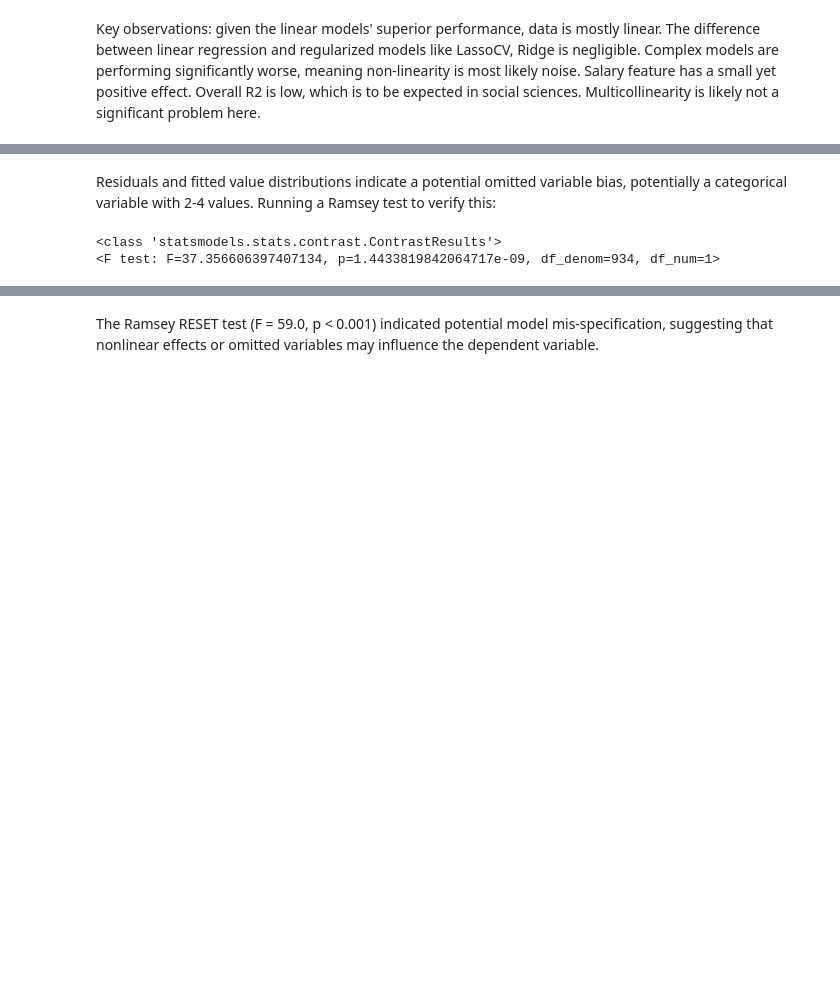
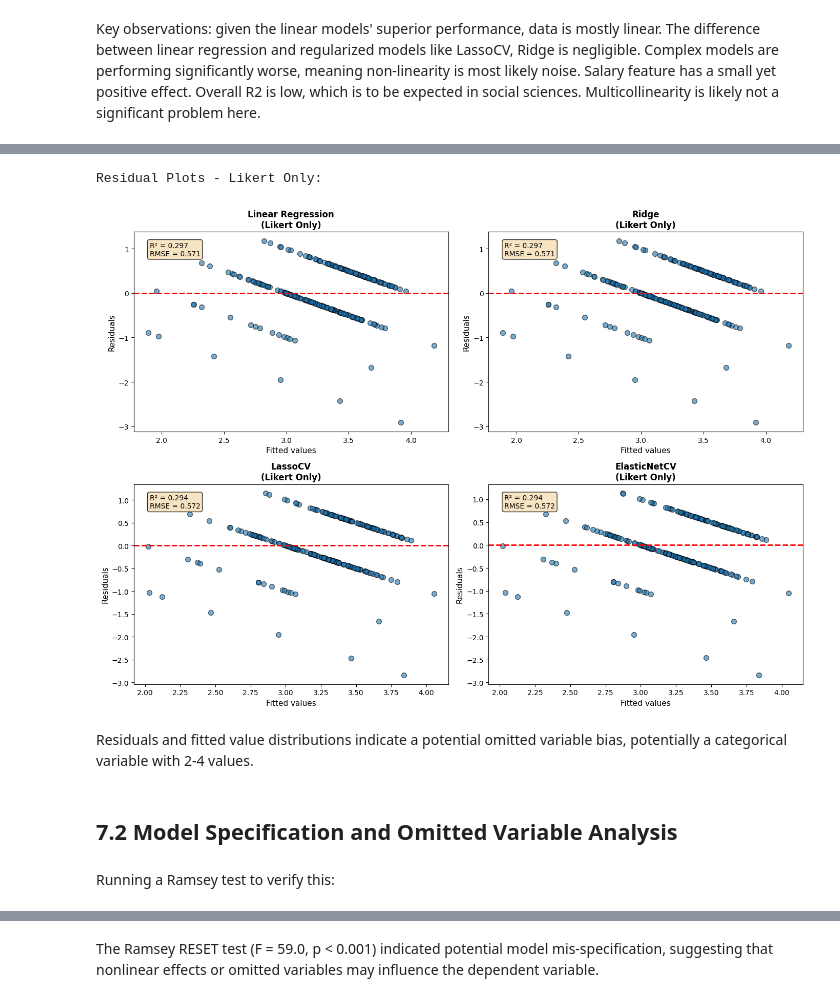
Before and after one commit to MermonGData/job-satisfaction-analysis, a Jupyter notebook: notebooks/03_modelling.ipynb, the cells around one changed output, grey strips where cells are left out. Drawn from its saved outputs; the diff is of its cells as text; code cells hidden in the pictures; blank space fills up the shorter version.

```diff
--- a/notebooks/03_modelling.ipynb
+++ b/notebooks/03_modelling.ipynb
@@ -615,9 +320,13 @@ plt.show()
+# %%
+print("\nResidual Plots - Likert Only:")
+fig2, axes2 = plot_residuals_grid(trained_models, comparison_df, "Likert Only", y_test)
+plt.show()
+# %% [output]
+Residual Plots - Likert Only:
+[figure, added]
 # %% [markdown]
-Residuals and fitted value distributions indicate a potential omitted variable bias, potentially a categorical variable with 2-4 values. Running a Ramsey test to verify this:
+Residuals and fitted value distributions indicate a potential omitted variable bias, potentially a categorical variable with 2-4 values.
-# %%
-model = sm.OLS(y_train, X_train_all).fit()
-sm.stats.durbin_watson(model.resid)
-sm.stats.linear_reset(model, power=2, use_f=True)
-# %% [output]
-<class 'statsmodels.stats.contrast.ContrastResults'>
-<F test: F=37.356606397407134, p=1.4433819842064717e-09, df_denom=934, df_num=1>
+# %% [markdown]
+## 7.2 Model Specification and Omitted Variable Analysis
+# %% [markdown]
+Running a Ramsey test to verify this:
```
Also changed, not shown: parts of 114 cells of this notebook, 3 other files.
